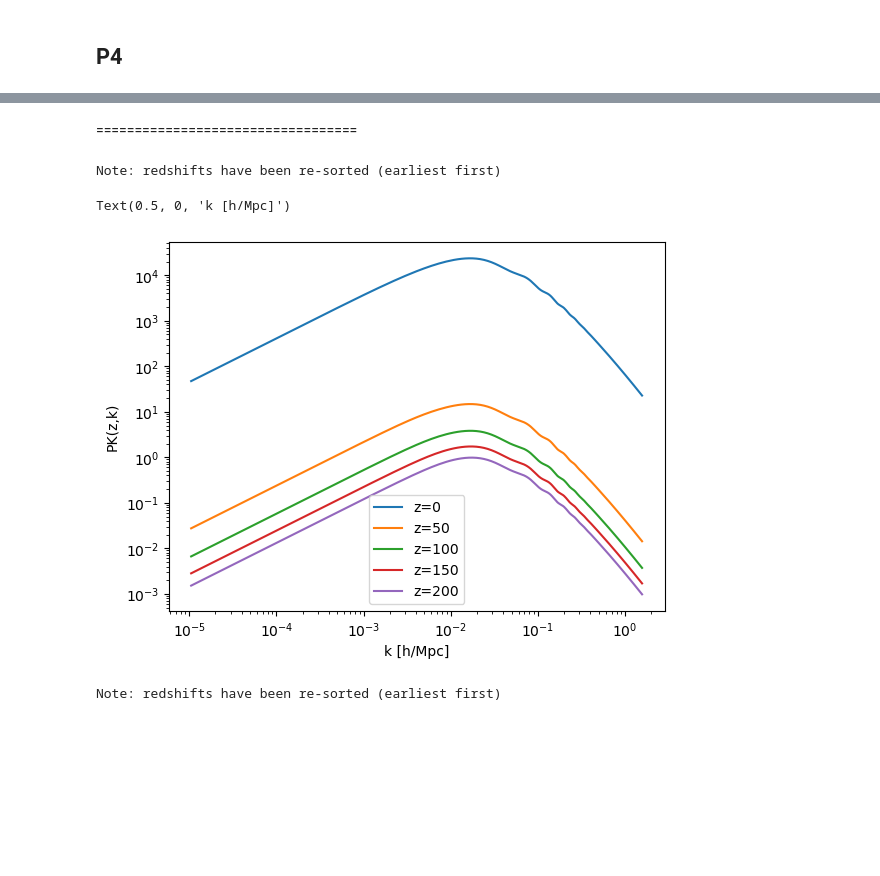
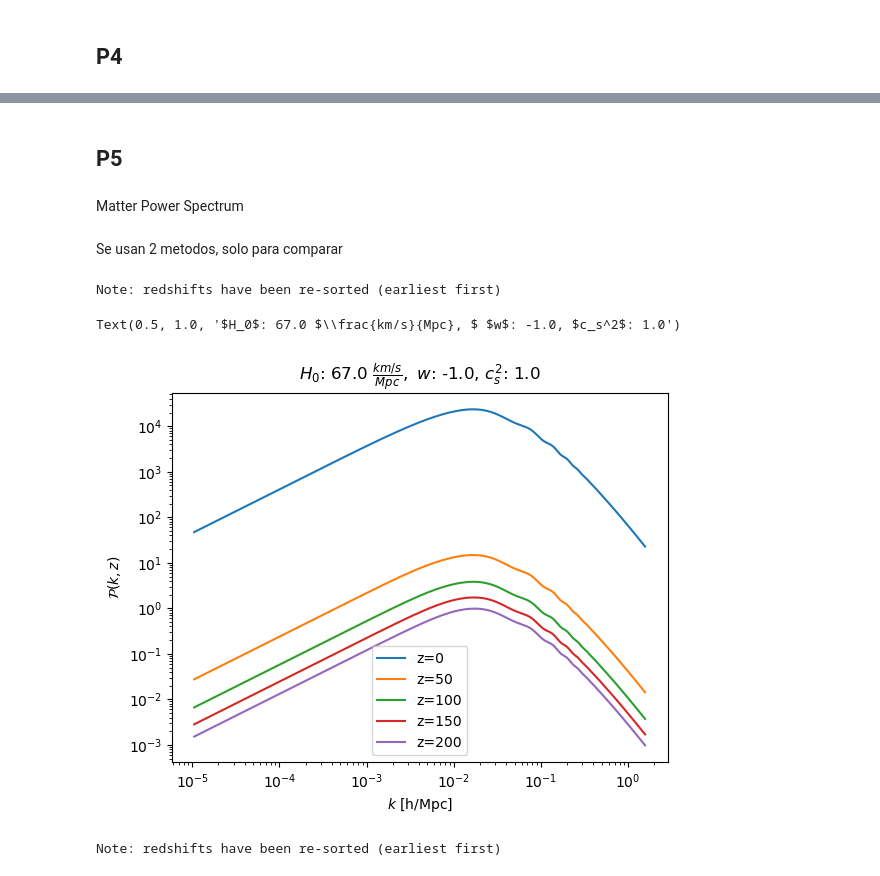
Before and after one commit to alejandro542/Cosmo-tareas, a Jupyter notebook: TAREA 2/Codigo.ipynb, the cells around one changed output, grey strips where cells are left out. Saved outputs shown, nothing was run; the diff lists cells and outputs as text; code cells hidden in the pictures; blank space fills up the shorter version.

```diff
--- a/TAREA 2/Codigo.ipynb
+++ b/TAREA 2/Codigo.ipynb
@@ -68,5 +78,7 @@ plt.show
 # %% [markdown]
-==================================
+## P5
+# %% [markdown]
+Matter Power Spectrum
 # %%
 H0 = 67 # km/s/Mpc
 omega_ch2 = 0.120 # densidad fisica cold dark matter
@@ -77,6 +90,8 @@ omk = 0 # omega k
 pars = camb.CAMBparams()
 pars.set_cosmology(H0=H0, ombh2=omega_bh2, omch2=omega_ch2, tau=tau,omk=omk,mnu=0,num_massive_neutrinos=0)
 pars.set_dark_energy(w=-1);
+# %% [markdown]
+Se usan 2 metodos, solo para comparar
 # %%
 zmax = 250
 zmin = 0
@@ -93,12 +108,14 @@ Note: redshifts have been re-sorted (earliest first)
 # %%
 for iz, redshifts in enumerate(redshifts):
     plt.loglog(kh,pk[iz,:], label=f"z={redshifts}")
 plt.legend()
-plt.ylabel('PK(z,k)')
-plt.xlabel('k [h/Mpc]')
+plt.ylabel(r"$\mathcal{P}(k, z)$")
+plt.xlabel(r"$k$ [h/Mpc]")
+plt.title(f"$H_0$: {pars.H0} $\\frac{{km/s}}{{Mpc}}, $" +
+                f" $w$: {pars.DarkEnergy.w}, $c_s^2$: {pars.DarkEnergy.cs2}")
 # %% [output]
-Text(0.5, 0, 'k [h/Mpc]')
+Text(0.5, 1.0, '$H_0$: 67.0 $\\frac{km/s}{Mpc}, $ $w$: -1.0, $c_s^2$: 1.0')
-[figure, old version]
+[figure, new version]
 # %%
 zmax = 250
 zmin = 0
```
Also changed, not shown: parts of 15 cells of this notebook.
